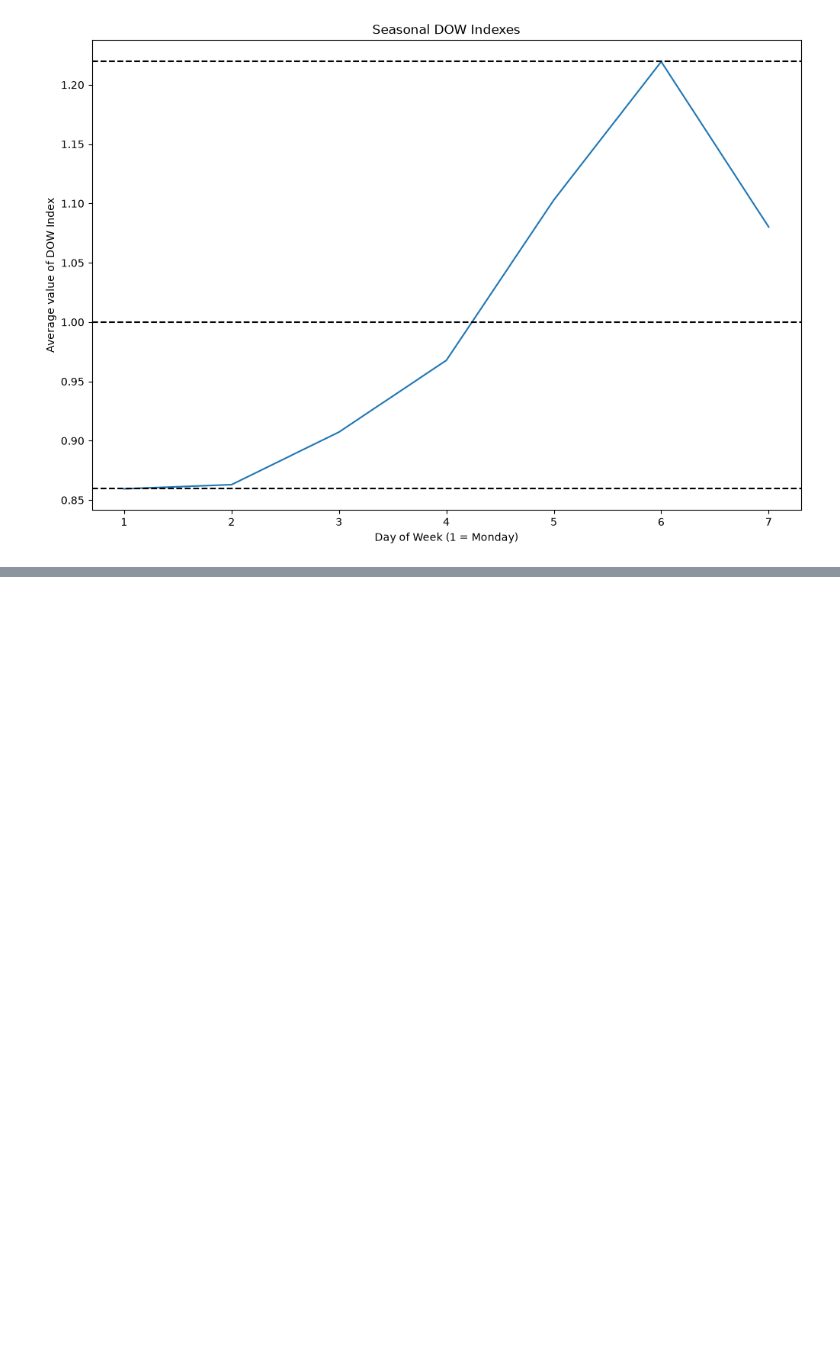
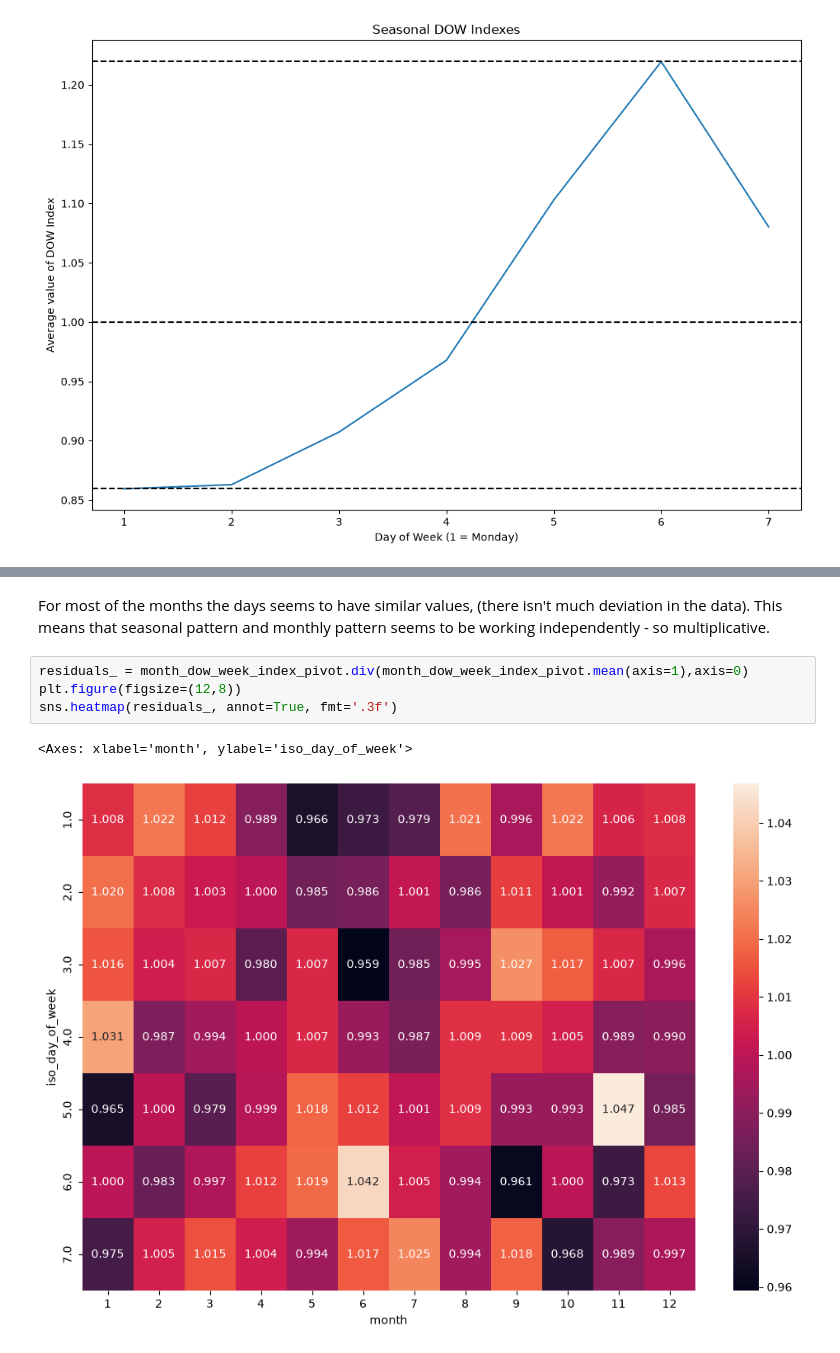
Before and after one commit to Grzegosh/sku_prediction, a Jupyter notebook: EDA.ipynb, the cells around one changed output, grey strips where cells are left out. Cells and saved outputs as stored; diff of their text form; blank space fills up the shorter version.

```diff
--- a/EDA.ipynb
+++ b/EDA.ipynb
@@ -359,0 +378,9 @@ monthly_profile
+# %% [markdown]
+For most of the months the days seems to have similar values, (there isn't much deviation in the data). This means that seasonal pattern and monthly pattern seems to be working independently - so multiplicative.
+# %%
+residuals_ = month_dow_week_index_pivot.div(month_dow_week_index_pivot.mean(axis=1),axis=0)
+plt.figure(figsize=(12,8))
+sns.heatmap(residuals_, annot=True, fmt='.3f')
+# %% [output]
+<Axes: xlabel='month', ylabel='iso_day_of_week'>
+[figure, added]
```
Also changed, not shown: parts of 9 cells of this notebook, 2 other files.
